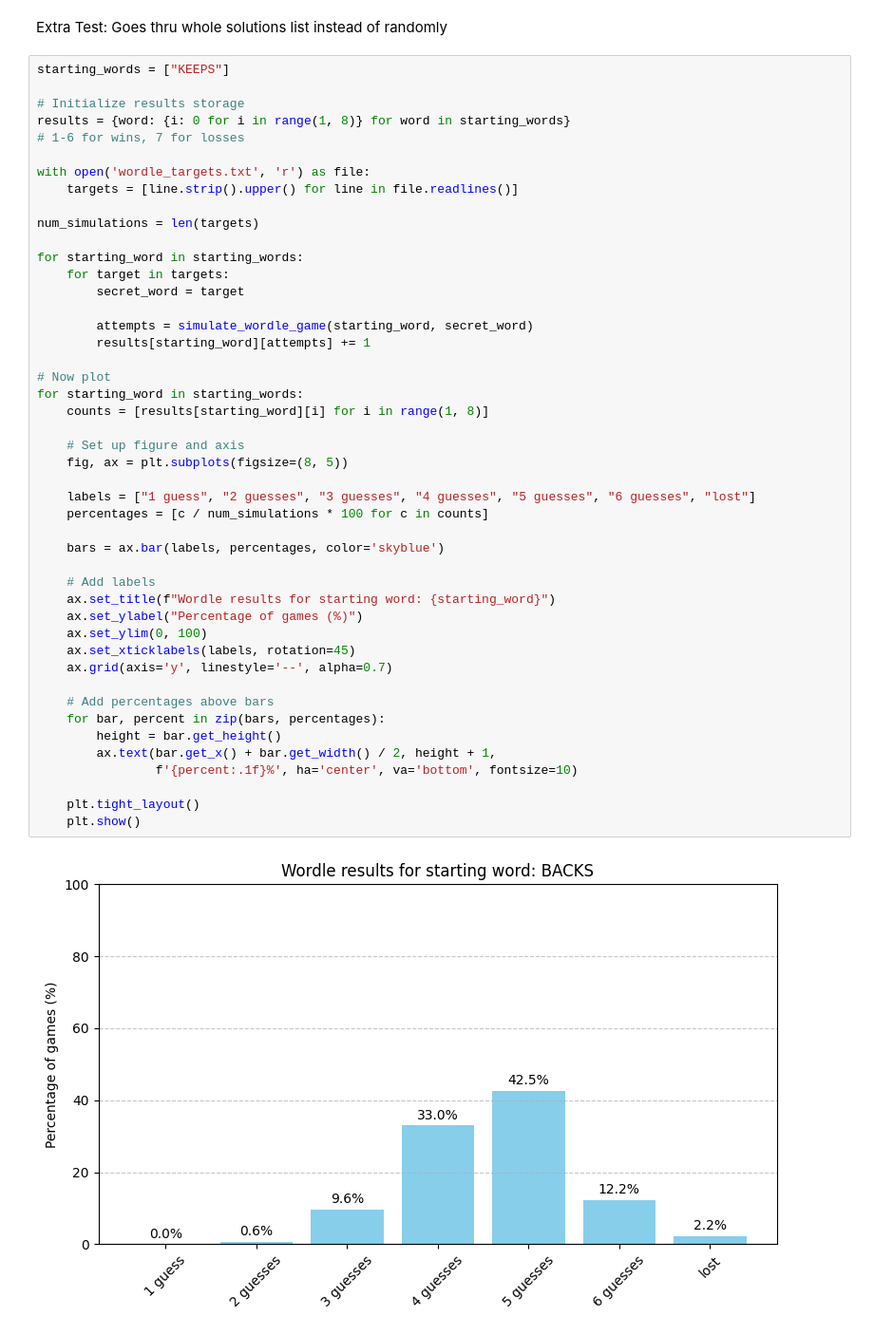
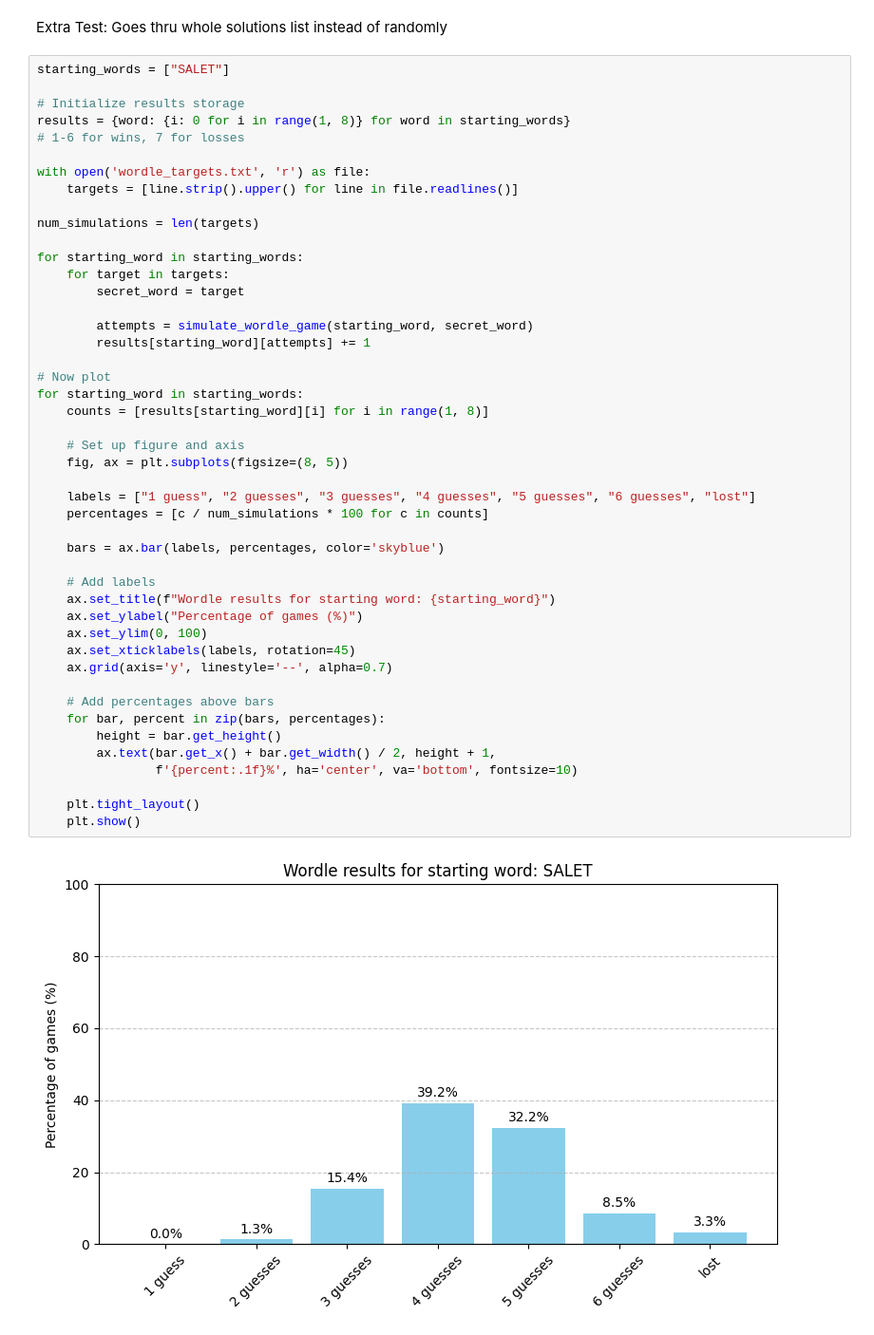
Before and after one commit to Krusol21/WordleSolver, a Jupyter notebook: wordle_viz.ipynb, the cells around one changed output. Shown at 95% size. Drawn from its saved outputs; the diff is of its cells as text.

```diff
--- a/wordle_viz.ipynb
+++ b/wordle_viz.ipynb
@@ -248,7 +248,7 @@ for starting_word in starting_words:
 # %% [markdown]
 Extra Test: Goes thru whole solutions list instead of randomly
 # %%
-starting_words = ["KEEPS"]
+starting_words = ["SALET"]
 
 # Initialize results storage
 results = {word: {i: 0 for i in range(1, 8)} for word in starting_words}
@@ -267,31 +267,31 @@ for starting_word in starting_words:
         results[starting_word][attempts] += 1
 
 # Now plot
 for starting_word in starting_words:
     counts = [results[starting_word][i] for i in range(1, 8)]
 
     # Set up figure and axis
     fig, ax = plt.subplots(figsize=(8, 5))
 
     labels = ["1 guess", "2 guesses", "3 guesses", "4 guesses", "5 guesses", "6 guesses", "lost"]
     percentages = [c / num_simulations * 100 for c in counts]
 
     bars = ax.bar(labels, percentages, color='skyblue')
 
     # Add labels
     ax.set_title(f"Wordle results for starting word: {starting_word}")
     ax.set_ylabel("Percentage of games (%)")
     ax.set_ylim(0, 100)
     ax.set_xticklabels(labels, rotation=45)
     ax.grid(axis='y', linestyle='--', alpha=0.7)
 
     # Add percentages above bars
     for bar, percent in zip(bars, percentages):
         height = bar.get_height()
         ax.text(bar.get_x() + bar.get_width() / 2, height + 1,
                 f'{percent:.1f}%', ha='center', va='bottom', fontsize=10)
 
     plt.tight_layout()
     plt.show()
 # %% [output]
-[figure, old version]
+[figure, new version]
```
Also changed, not shown: parts of 2 cells of this notebook, 6 other files.
